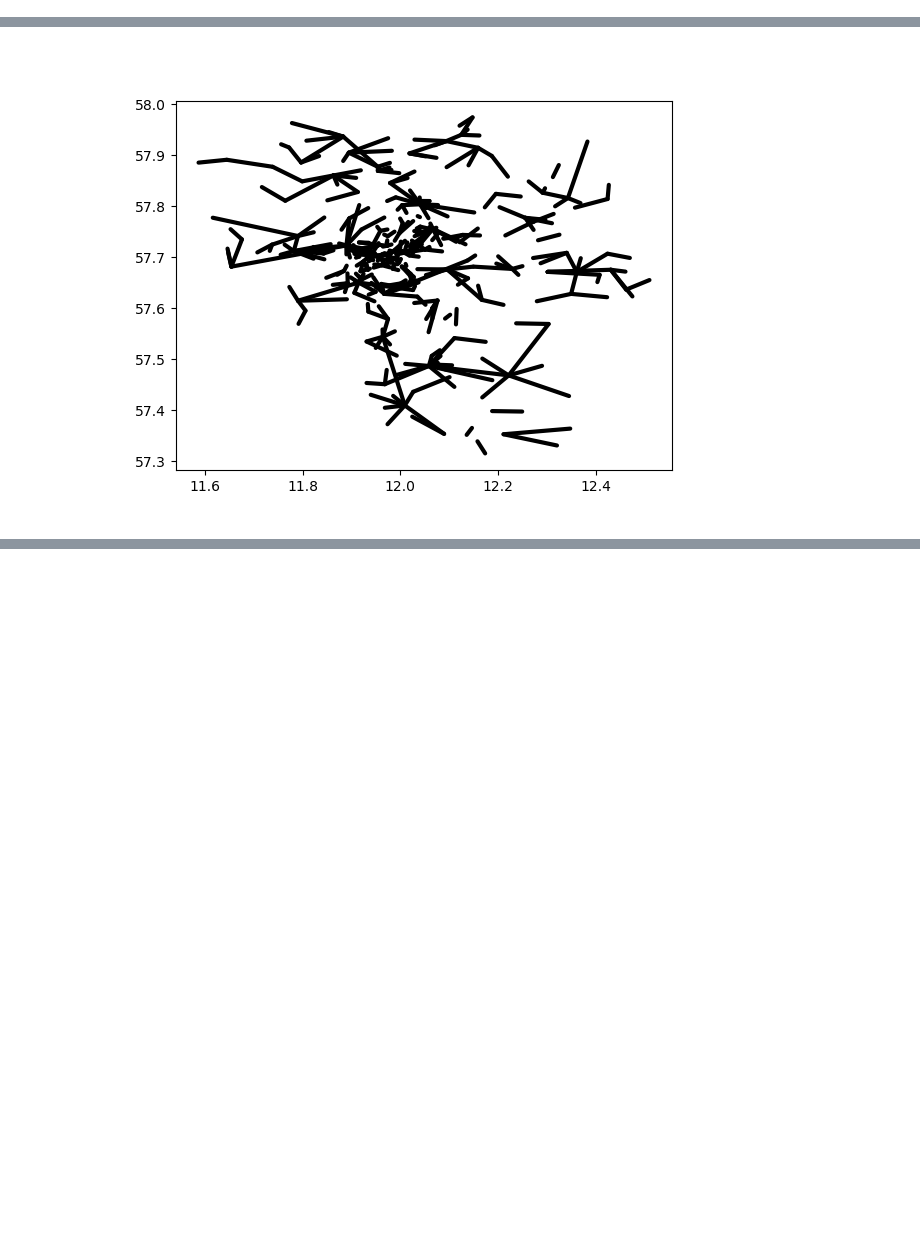
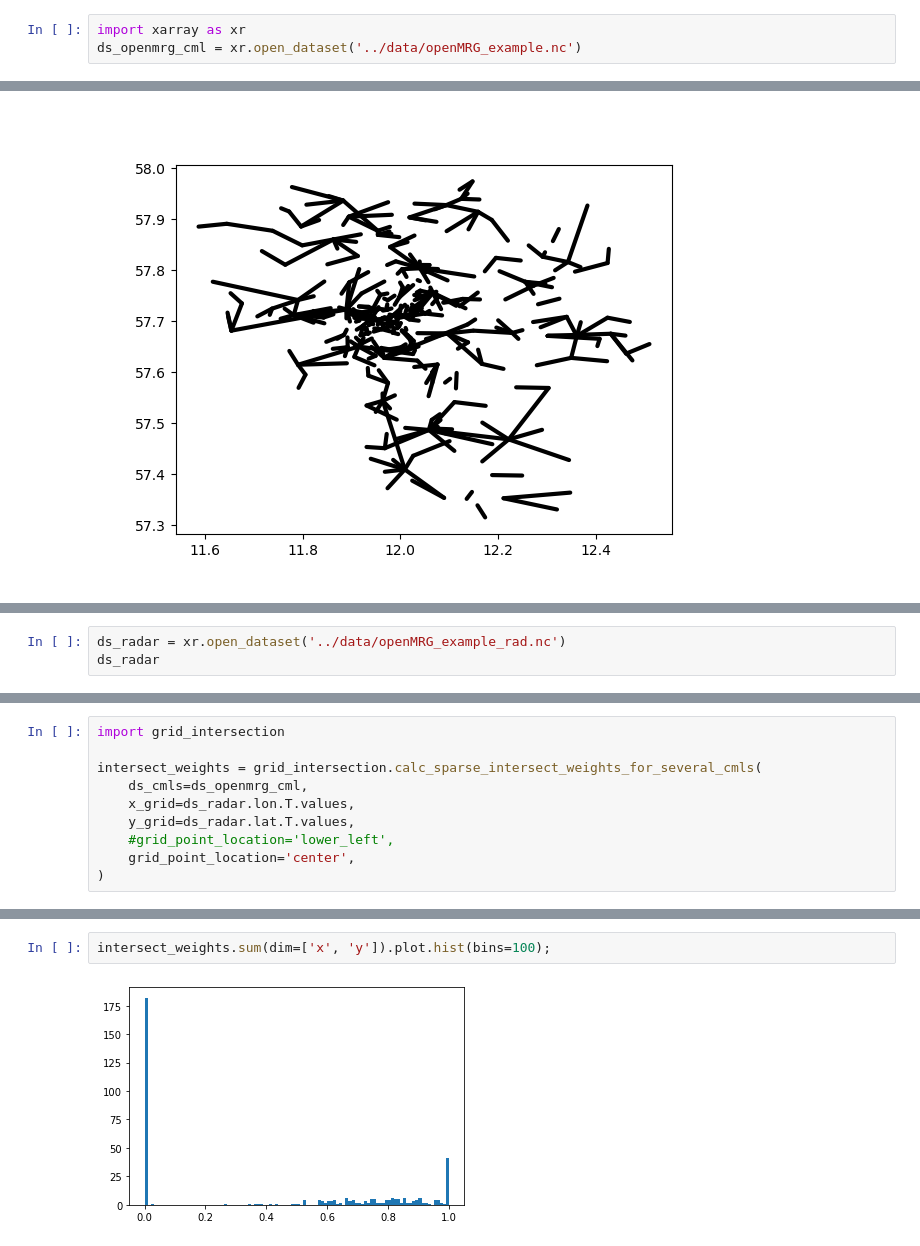
Before and after one commit to cchwala/ragali_prototype, a Jupyter notebook: notebooks/dev_notebooks/christian_dev.ipynb, the cells around one changed output, grey strips where cells are left out. Cells and saved outputs as stored; diff of their text form; blank space fills up the shorter version.

```diff
--- a/notebooks/dev_notebooks/christian_dev.ipynb
+++ b/notebooks/dev_notebooks/christian_dev.ipynb
@@ -211,0 +184,3 @@ IndexError: invalid index to scalar variable.
+# %%
+import xarray as xr
+ds_openmrg_cml = xr.open_dataset('../data/openMRG_example.nc')
@@ -229,0 +214,3 @@ interactive(children=(SelectionSlider(description='t', options=(numpy.datetime64
+# %%
+ds_radar = xr.open_dataset('../data/openMRG_example_rad.nc')
+ds_radar
@@ -229,0 +238,10 @@ interactive(children=(SelectionSlider(description='t', options=(numpy.datetime64
+# %%
+import grid_intersection
+
+intersect_weights = grid_intersection.calc_sparse_intersect_weights_for_several_cmls(
+    ds_cmls=ds_openmrg_cml,
+    x_grid=ds_radar.lon.T.values,
+    y_grid=ds_radar.lat.T.values,
+    #grid_point_location='lower_left',
+    grid_point_location='center',
+)
@@ -229,0 +282,4 @@ interactive(children=(SelectionSlider(description='t', options=(numpy.datetime64
+# %%
+intersect_weights.sum(dim=['x', 'y']).plot.hist(bins=100);
+# %% [output]
+[figure, added]
```
Also changed, not shown: parts of 24 cells of this notebook.
